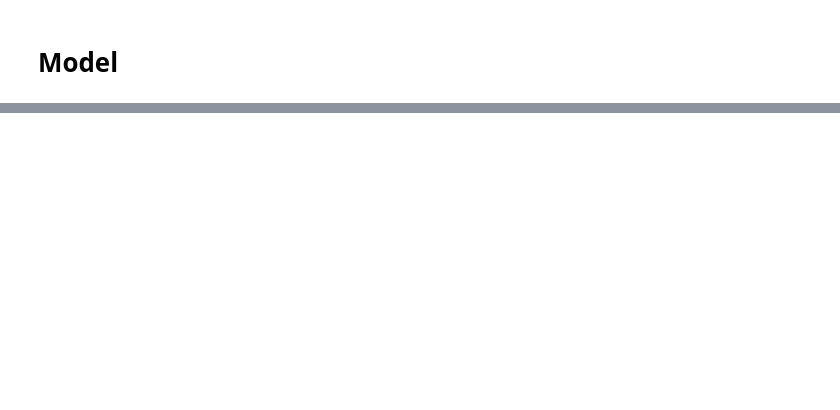
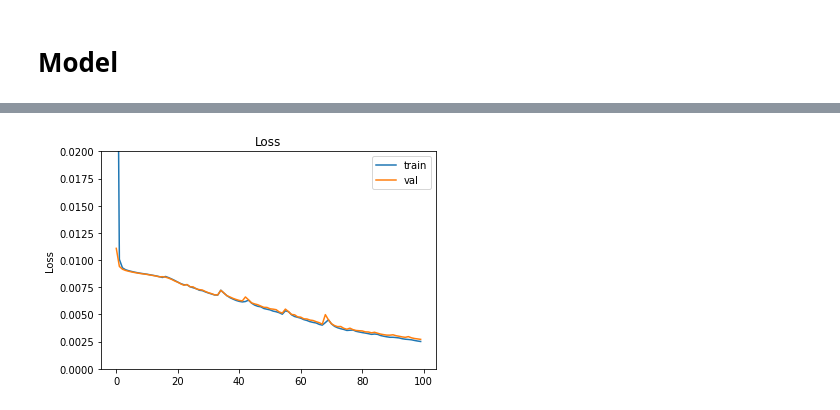
Before and after one commit to cziczer/uczenie-maszyn, a Jupyter notebook: Keypoints lab/Drill keypoints detection.ipynb, the cells around one changed output, grey strips where cells are left out. Cells and saved outputs as stored; diff of their text form; code cells hidden in the pictures; blank space fills up the shorter version.

```diff
--- a/Keypoints lab/Drill keypoints detection.ipynb
+++ b/Keypoints lab/Drill keypoints detection.ipynb
@@ -97,6 +98,10 @@ plt.imshow(images[0].astype("uint8"))
 Found 317 files belonging to 2 classes.
 <matplotlib.image.AxesImage at 0x...>
 [figure]
+# %%
+from sklearn.model_selection import train_test_split
+
+X_train, X_test, y_train, y_test = train_test_split(images, heatmaps, test_size=0.2, random_state=42)
 # %% [markdown]
 ## Visualize image together with heatmap
 # %%
@@ -119,0 +144,15 @@ images
+# %%
+from stacked_hourglass import create_stacked_hourglass_model
+
+N_KEYPOINTS = 9
+N_HOURGLASSES = 4
+START_FILTERS = 32
+MAX_FILTERS = 128
+# %%
+img_input = tf.keras.Input(shape=(96, 128, 3))
+stacked_hourglass_model = create_stacked_hourglass_model(img_input,
+                                                         N_KEYPOINTS,
+                                                         N_HOURGLASSES,
+                                                         START_FILTERS,
+                                                         MAX_FILTERS,
+                                                         mode='simple')
@@ -119,0 +161,4 @@ images
+# %%
+stacked_hourglass_model.compile(optimizer=tf.keras.optimizers.Adam(),
+                                loss=tf.keras.losses.mean_squared_error)
+model_history = stacked_hourglass_model.fit(X_train, y_train, epochs=100, validation_data=(X_test, y_test))
@@ -119,0 +183,14 @@ images
+# %%
+def plot_stats(history):
+    plt.plot(history.history['loss'])
+    plt.plot(history.history['val_loss'])
+    plt.title('Loss')
+    plt.ylabel('Loss')
+    ax = plt.gca()
+    ax.set_ylim([0.0, 0.02])
+    plt.legend(['train', 'val'])
+    plt.show()
+
+plot_stats(model_history)
+# %% [output]
+[figure, added]
```
Also changed, not shown: parts of 11 cells of this notebook, 3 other files.
